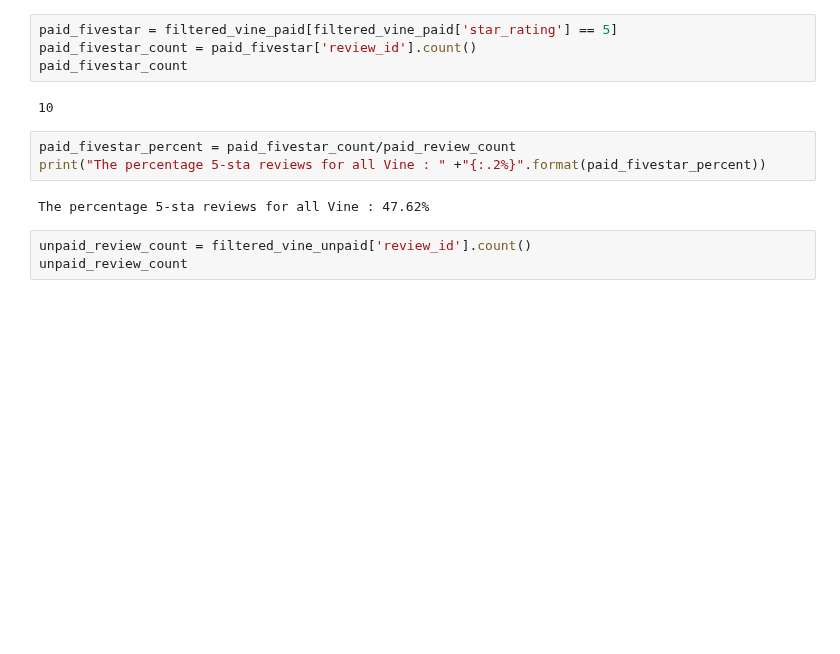
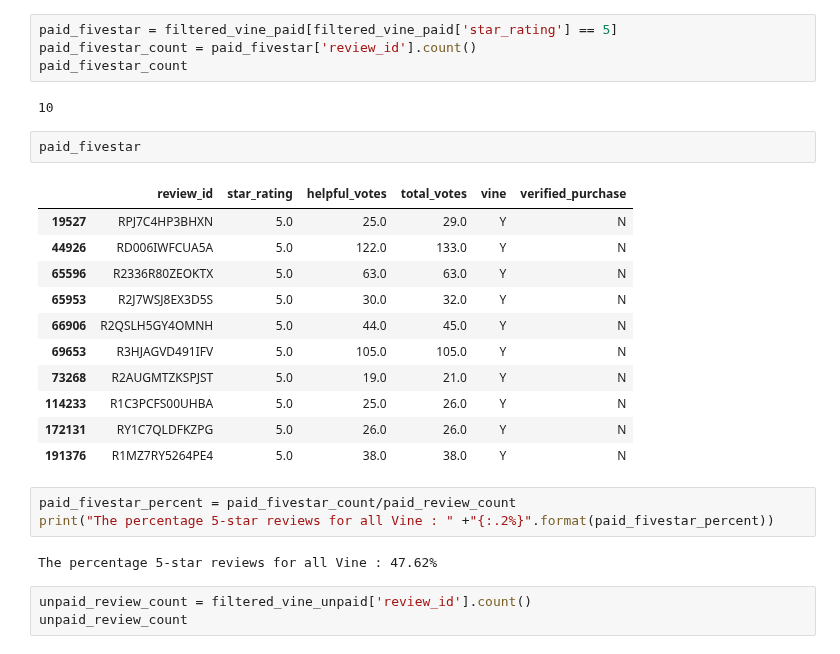
Before and after one commit to lidajav/Amazon_Vine_Analysis, a Jupyter notebook: Vine_Review_Analysis.ipynb, the cells around one changed output. Drawn from its saved outputs; the diff is of its cells as text; blank space fills up the shorter version.

```diff
--- a/Vine_Review_Analysis.ipynb
+++ b/Vine_Review_Analysis.ipynb
@@ -105,11 +105,25 @@ paid_fivestar_count = paid_fivestar['review_id'].count()
 paid_fivestar_count
 # %% [output]
 10
+# %%
+paid_fivestar
+# %% [output]
+|  | review_id | star_rating | helpful_votes | total_votes | vine | verified_purchase |
+| 19527 | RPJ7C4HP3BHXN | 5.0 | 25.0 | 29.0 | Y | N |
+| 44926 | RD006IWFCUA5A | 5.0 | 122.0 | 133.0 | Y | N |
+| 65596 | R2336R80ZEOKTX | 5.0 | 63.0 | 63.0 | Y | N |
+| 65953 | R2J7WSJ8EX3D5S | 5.0 | 30.0 | 32.0 | Y | N |
+| 66906 | R2QSLH5GY4OMNH | 5.0 | 44.0 | 45.0 | Y | N |
+| 69653 | R3HJAGVD491IFV | 5.0 | 105.0 | 105.0 | Y | N |
+| 73268 | R2AUGMTZKSPJST | 5.0 | 19.0 | 21.0 | Y | N |
+| 114233 | R1C3PCFS00UHBA | 5.0 | 25.0 | 26.0 | Y | N |
+| 172131 | RY1C7QLDFKZPG | 5.0 | 26.0 | 26.0 | Y | N |
+| 191376 | R1MZ7RY5264PE4 | 5.0 | 38.0 | 38.0 | Y | N |
 # %%
 paid_fivestar_percent = paid_fivestar_count/paid_review_count
-print("The percentage 5-sta reviews for all Vine : " +"{:.2%}".format(paid_fivestar_percent))
+print("The percentage 5-star reviews for all Vine : " +"{:.2%}".format(paid_fivestar_percent))
 # %% [output]
-The percentage 5-sta reviews for all Vine : 47.62%
+The percentage 5-star reviews for all Vine : 47.62%
 # %%
 unpaid_review_count = filtered_vine_unpaid['review_id'].count()
 unpaid_review_count
```
Also changed, not shown: parts of 2 cells of this notebook, 4 other files.
